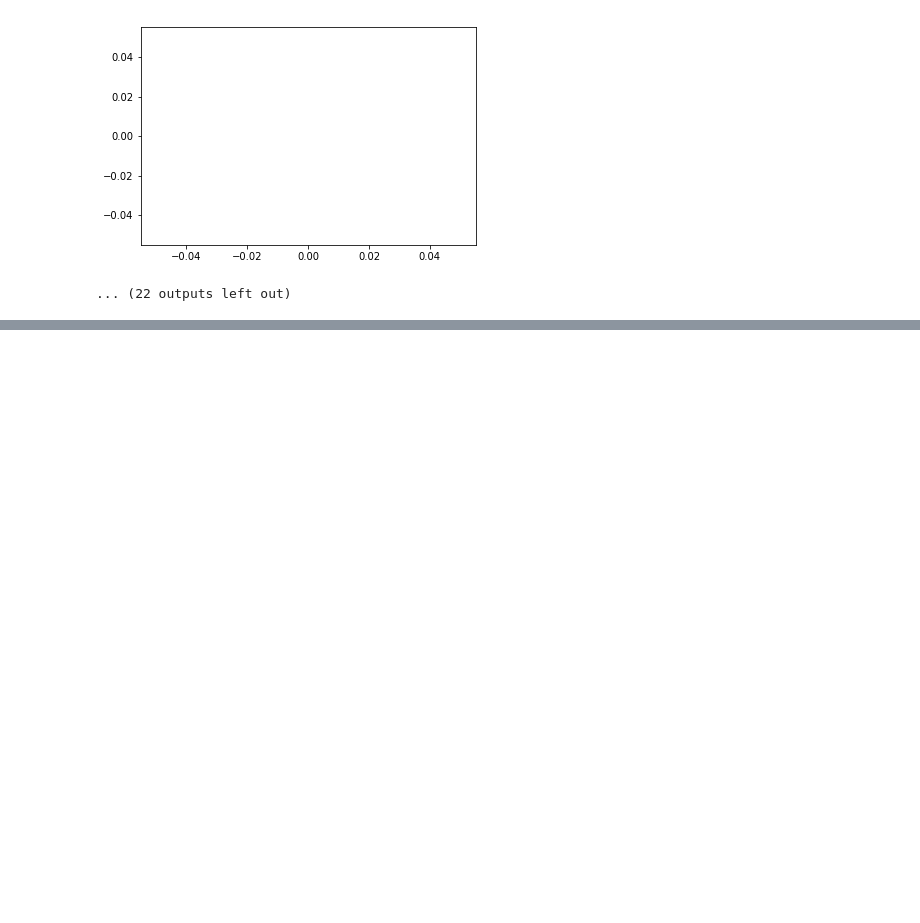
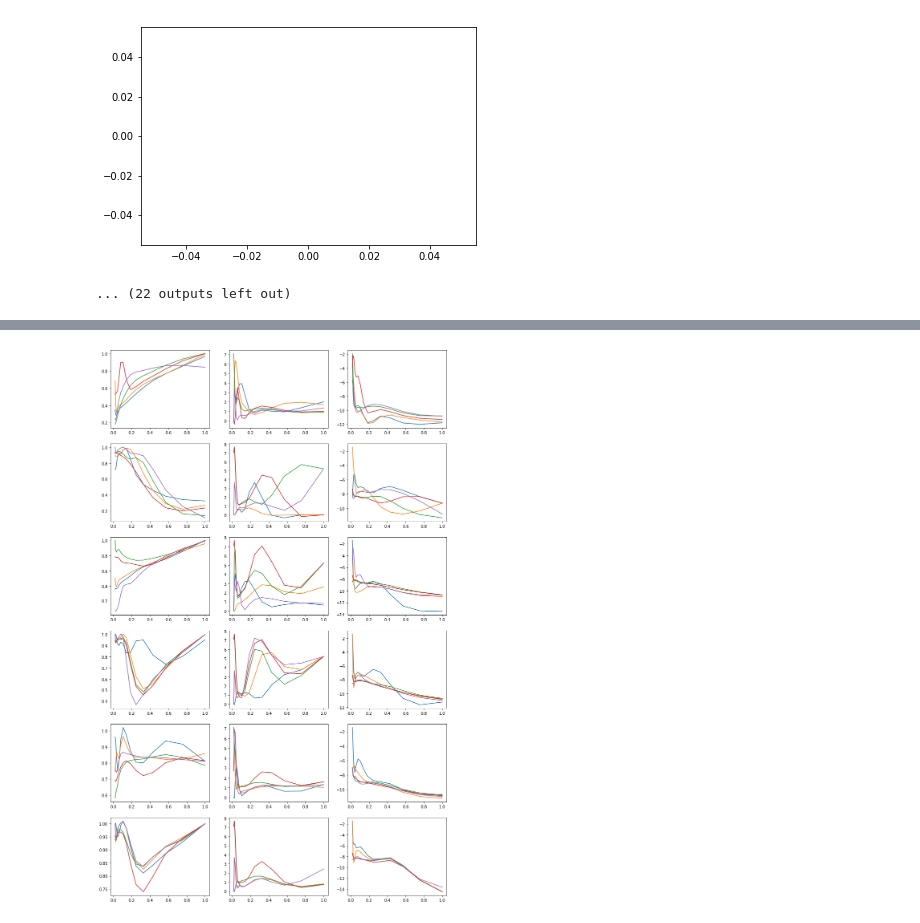
Before and after one commit to akumar01/uoicorr_analysis, a Jupyter notebook: notebooks/finalfinal/alpha_sigmoids.ipynb, the cells around one changed output, grey strips where cells are left out. Cells and saved outputs as stored; diff of their text form; code cells hidden in the pictures; blank space fills up the shorter version.

```diff
--- a/notebooks/finalfinal/alpha_sigmoids.ipynb
+++ b/notebooks/finalfinal/alpha_sigmoids.ipynb
@@ -25,5 +25,5 @@ root_dir = '/media/akumar/Data/nse'
 # %%
 import pickle
 # %%
-with open('alpha_datalist.dat', 'rb') as f:
+with open('alpha_datalist_expanded.dat', 'rb') as f:
     alpha_datalist = pickle.load(f)
@@ -33,5 +30,5 @@ with open('alpha_datalist_uoi.dat', 'rb') as f:
 # %%
-alpha_datalist = pd.concat([pd.DataFrame(alpha_datalist), pd.DataFrame(alpha_datalist_uoi)])
+alpha_datalist = pd.DataFrame(alpha_datalist)
 # %% [markdown]
 ### Simoid Fitting
 # %%
@@ -193,0 +162,2 @@ print(count)
+# %%
+sigmoid_df = pd.DataFrame(sigmoid_df)
@@ -193,0 +166,10 @@ print(count)
+# %%
+# Low pass filter the signal y(x)
+# f0: filter cutoff frequency
+def lpfilter(y, f0):
+
+    # 2nd order lowpass butterworth filter
+    b, a = signal.butter(2, f0)
+
+    z = signal.filtfilt(b, a, y)
+    return z
@@ -193,0 +191,39 @@ print(count)
+# %%
+# Case 1
+case_df = apply_df_filters(sigmoid_df, caseno=1)
+
+fig, ax = plt.subplots(6, 3, figsize = (15, 25))
+
+selection_methods = ['AIC', 'BIC', 'CV', 'empirical_bayes', 'gMDL', 'oracle']
+for i, sm in enumerate(selection_methods):
+
+    # Iterating over the sigmoid parameters:
+    for j in range(3):
+
+        a = ax[i, j]
+
+        for k, alg in enumerate(algorithms):
+
+            x = []
+            y = []
+            yerr = []
+
+            # Plot across sparsity
+            for l, s in enumerate(sparsity):
+
+                sdf_ = apply_df_filters(case_df, sparsity=s, selection_method=sm, df=alg)
+                if not np.any(np.isnan(sdf_.iloc[0]['coefs'])):
+                    x.append(s)
+                    if j == 0:
+                        y.append(min(1, sdf_.iloc[0]['coefs'][0] + sdf_.iloc[0]['coefs'][-1]))
+                        yerr.append(np.sqrt(sdf_.iloc[0]['cov'][0, 0] + sdf_.iloc[0]['cov'][-1, -1]))
+                    else:
+                        y.append(sdf_.iloc[0]['coefs'][j])
+                        yerr.append(np.sqrt(sdf_.iloc[0]['cov'][j, j]))
+
+            # Smooth
+            y_smooth = lpfilter(y, 0.5)
+
+            a.plot(x, y_smooth)
+# %% [output]
+[figure, added]
```
Also changed, not shown: parts of 24 cells of this notebook, 1 other file.
